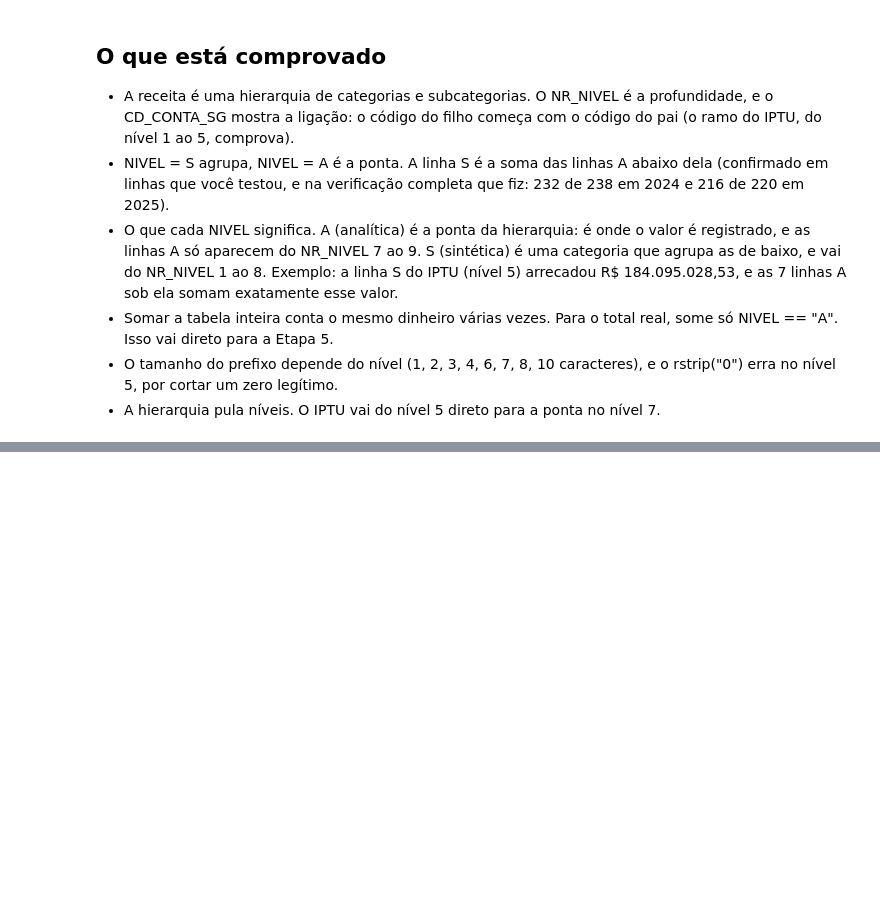
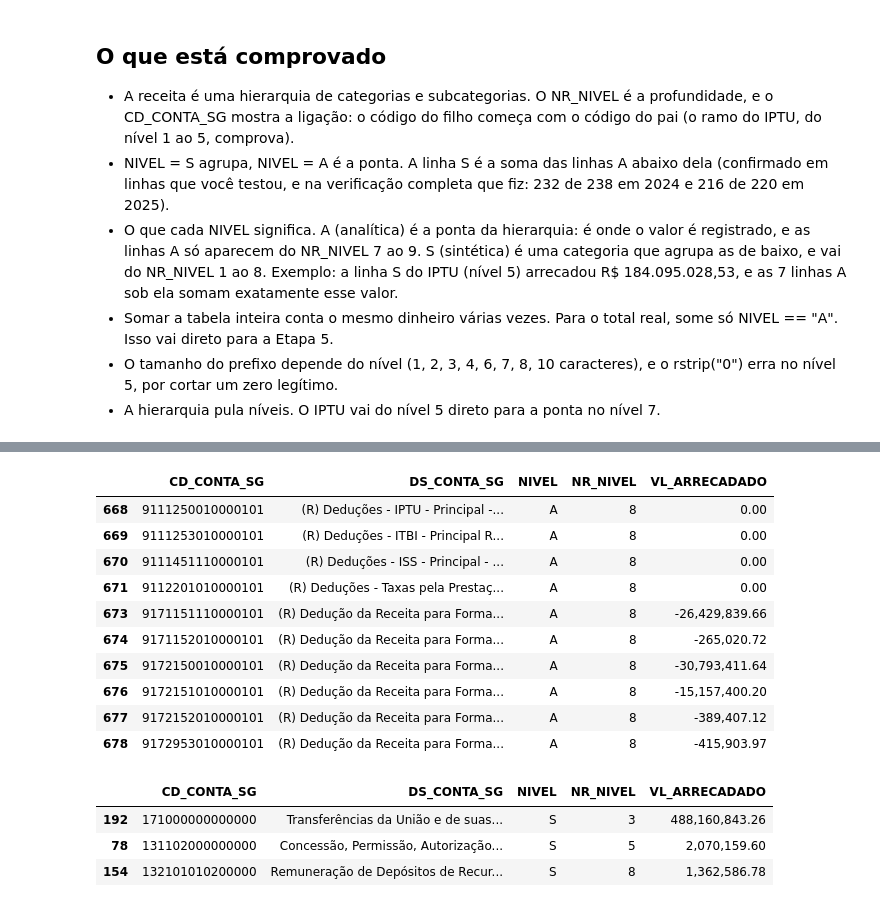
Before and after one commit to RafaelsBahr/Pelotas-Budget-Pipeline, a Jupyter notebook: notebooks/01_exploracao.ipynb, the cells around one changed output, grey strips where cells are left out. Saved outputs shown, nothing was run; the diff lists cells and outputs as text; code cells hidden in the pictures; blank space fills up the shorter version.

```diff
--- a/notebooks/01_exploracao.ipynb
+++ b/notebooks/01_exploracao.ipynb
@@ -428,0 +528,22 @@ print(df[(filtro_nivel_a) & (filtro_codigo)]["VL_ARRECADADO"].sum().round(2))
+# %%
+filtro_caracteres_codigo = receita_2024["caracteres_codigo"] == 16
+receita_2024[filtro_caracteres_codigo][["CD_CONTA_SG", "DS_CONTA_SG", "NIVEL", "NR_NIVEL", "VL_ARRECADADO"]]
+# %% [output]
+|  | CD_CONTA_SG | DS_CONTA_SG | NIVEL | NR_NIVEL | VL_ARRECADADO |
+| 668 | 9111250010000101 | (R) Deduções - IPTU - Principal -... | A | 8 | 0.00 |
+| 669 | 9111253010000101 | (R) Deduções - ITBI - Principal R... | A | 8 | 0.00 |
+| 670 | 9111451110000101 | (R) Deduções - ISS - Principal - ... | A | 8 | 0.00 |
+| 671 | 9112201010000101 | (R) Deduções - Taxas pela Prestaç... | A | 8 | 0.00 |
+| 673 | 9171151110000101 | (R) Dedução da Receita para Forma... | A | 8 | -26,429,839.66 |
+| 674 | 9171152010000101 | (R) Dedução da Receita para Forma... | A | 8 | -265,020.72 |
+| 675 | 9172150010000101 | (R) Dedução da Receita para Forma... | A | 8 | -30,793,411.64 |
+| 676 | 9172151010000101 | (R) Dedução da Receita para Forma... | A | 8 | -15,157,400.20 |
+| 677 | 9172152010000101 | (R) Dedução da Receita para Forma... | A | 8 | -389,407.12 |
+| 678 | 9172953010000101 | (R) Dedução da Receita para Forma... | A | 8 | -415,903.97 |
+# %%
+receita_2024[filtro_nivel_s][["CD_CONTA_SG", "DS_CONTA_SG", "NIVEL", "NR_NIVEL", "VL_ARRECADADO"]].sample(3)
+# %% [output]
+|  | CD_CONTA_SG | DS_CONTA_SG | NIVEL | NR_NIVEL | VL_ARRECADADO |
+| 192 | 171000000000000 | Transferências da União e de suas... | S | 3 | 488,160,843.26 |
+| 78 | 131102000000000 | Concessão, Permissão, Autorização... | S | 5 | 2,070,159.60 |
+| 154 | 132101010200000 | Remuneração de Depósitos de Recur... | S | 8 | 1,362,586.78 |
```
Also changed, not shown: parts of 18 cells of this notebook.
